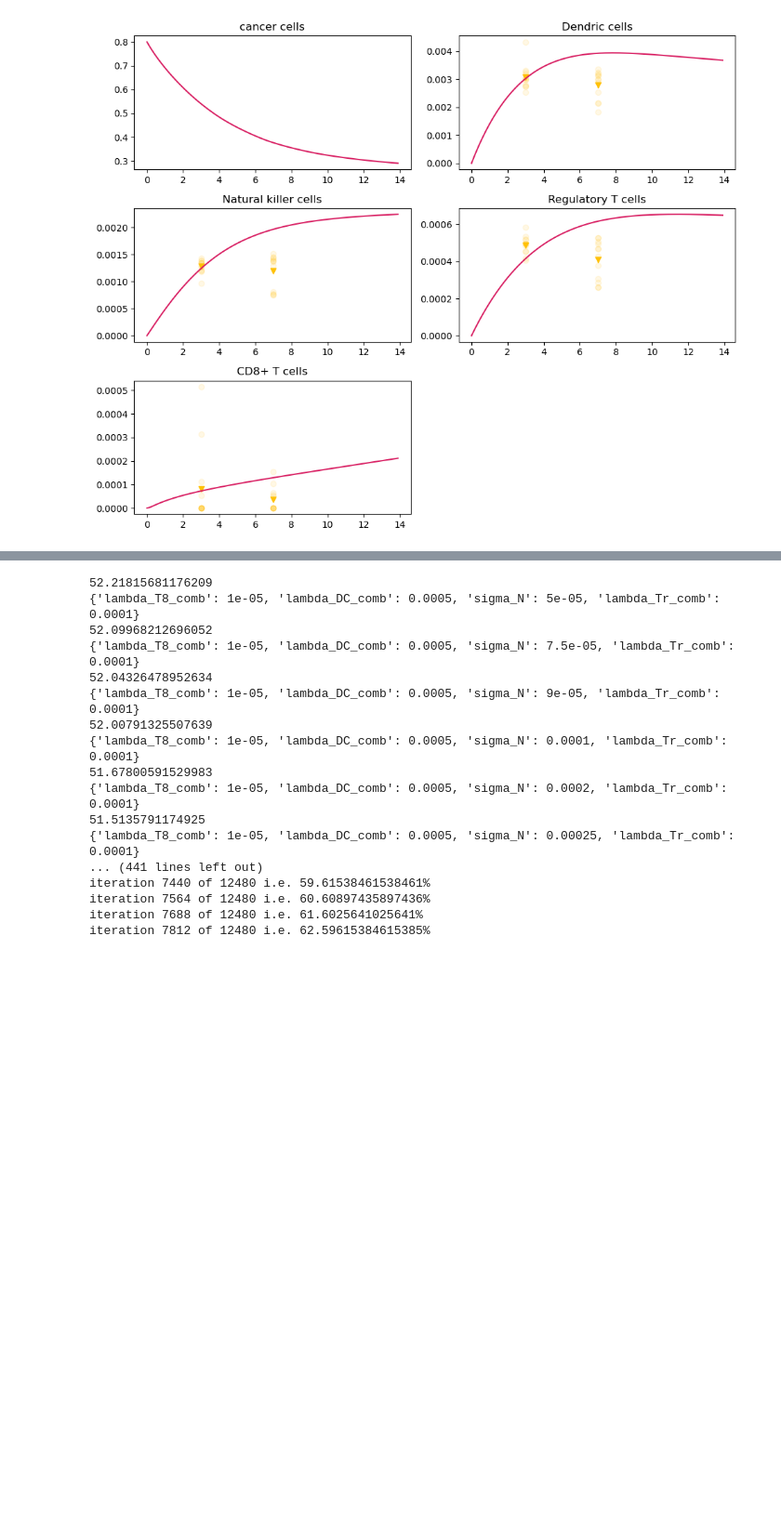
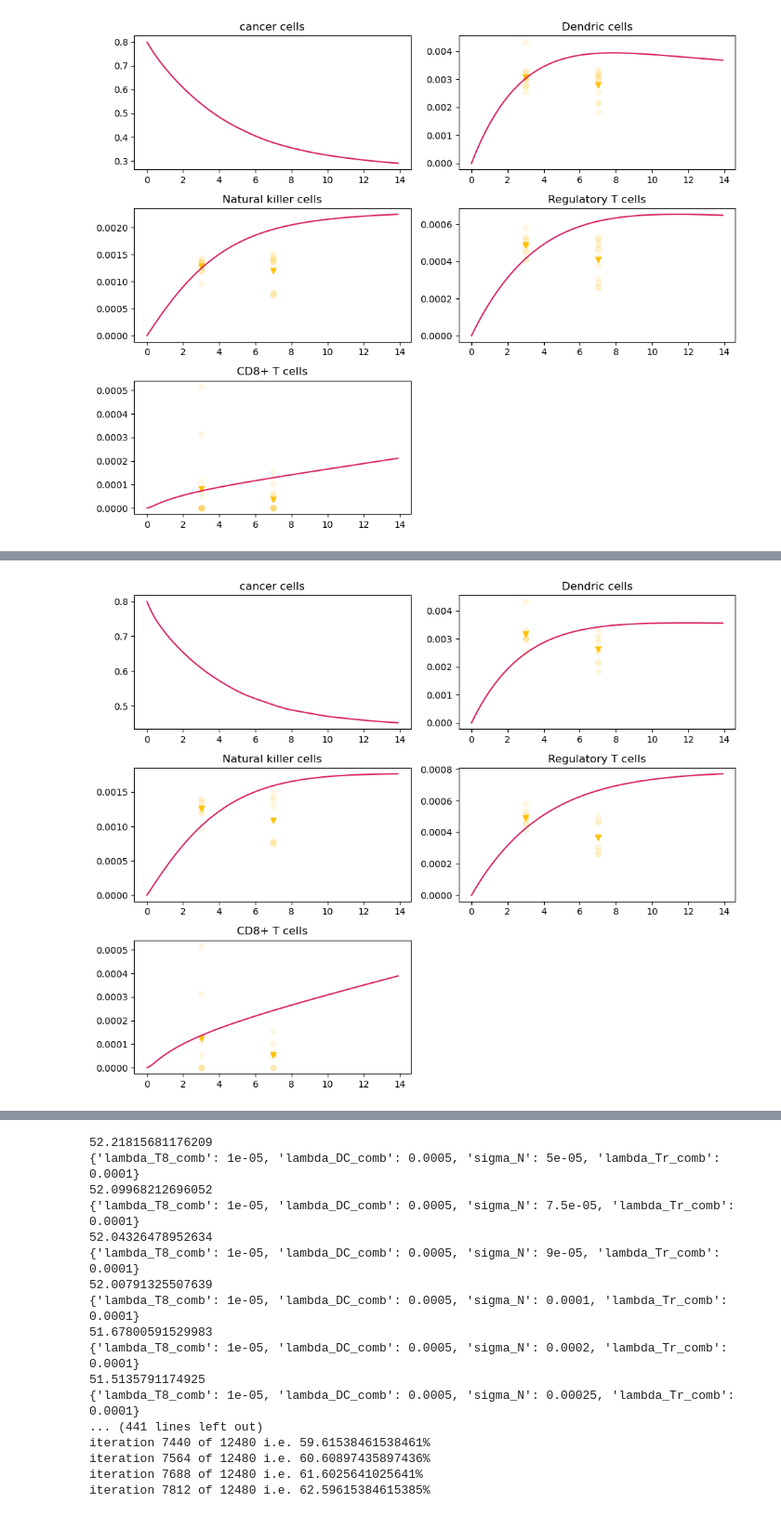
Before and after one commit to ZP-likes-coding/Cancer_immune_interaction, a Jupyter notebook: Fitting_T11.ipynb, the cells around one changed output, grey strips where cells are left out. Shown at 93% size. Drawn from its saved outputs; the diff is of its cells as text; code cells hidden in the pictures; blank space fills up the shorter version.

```diff
--- a/Fitting_T11.ipynb
+++ b/Fitting_T11.ipynb
@@ -1173,0 +1354,19 @@ plt.show()
+# %%
+params_to_change = {'lambda_DC_comb':[4e-5,4e-4,4e-3,4e-2],'sigma_N':[5e-5,5e-4,5e-3],'lambda_T8_comb':[1e-3,0.5e-2,1e-2]}
+params_to_change = {'lambda_DC_comb':[5e-4,6e-4,7e-4,8e-4,9e-4,1e-3,2e-3,3e-3,4e-3,5e-3,6e-3,7e-3],'sigma_N':[5e-5,5e-4,5e-3],'lambda_T8_comb':[1e-3,0.5e-2,1e-2]}
+params_to_change = {'lambda_DC_comb':[5e-4,6e-4,7e-4,8e-4,9e-4,1e-3,2e-3,3e-3],'sigma_N':[5e-5,7.5e-5,9e-5,1e-4,2e-4,2.5e-4,3e-4,4e-4,5e-4,5e-3],'lambda_T8_comb':[1e-5,1e-4,1e-3,0.5e-2,1e-2]}
+params_to_change = {'lambda_DC_comb':[5e-4,6e-4,7e-4,8e-4,9e-4,1e-3,2e-3,3e-3],'sigma_N':[5e-5,7.5e-5,9e-5,1e-4,2e-4,2.5e-4,3e-4,4e-4,5e-4,5e-3],'lambda_T8_comb':[1e-5,1e-4,1e-3,0.5e-2,1e-2],'d_T8': [0.00001,0.0005,0.001,0.002,0.075,0.1,0.18,0.25],'d_N':[0.9,0.1,0.11],'K_Tr': [2.0e-5,2.5e-5,3.0e-5]}
+params_to_change = {'lambda_T8_comb':[1e-5,5e-5,1e-4,7.5e-4,9e-4,1e-3,1.25e-3,1.5e-3,2e-3,1e-2],'lambda_DC_comb':[5e-4,7.5e-4,95e-4,1e-3,1.2e-3,1.25e-3,1.3e-3,1.4e-3,1.5e-3,2.0e-3],'lambda_Tr_comb':[2e-5],'d_T8': [0.00001,0.0005,0.001,0.002,0.075,0.1,0.18,0.25,0.4,0.5,0.6,0.7,1.0],'sigma_N':[5e-5,7.5e-5,9e-5,1e-4,2e-4,2.5e-4,2.75e-4,3e-4,3.25e-4,3.5e-4,4e-4,5e-4,5e-3],'K_Tr': [1.0e-5,1.25e-5,1.5e-5,2.0e-5,2.25e-5],'d_N':[0.1,0.11,0.13,0.15,0.16,0.17,0.175,0.18,0.2,0.22,0.5,1.0,2.0]}
+params_to_change = {'lambda_T8_comb':[1e-5,1e-4,7.5e-4,9e-4,1e-3,1.25e-3],'lambda_DC_comb':[5e-4,7.5e-4,95e-4,1e-3,1.2e-3,1.25e-3,1.3e-3,1.4e-3,1.5e-3,2.0e-3],'lambda_Tr_comb':[1.5e-4,2e-4,2.5e-4],'d_T8': [0.075,0.1,0.18,0.25,0.4,0.5,0.6],'sigma_N':[5e-5,7.5e-5,9e-5,1e-4,2e-4,2.5e-4,2.75e-4,3e-4,3.25e-4,3.5e-4,4e-4,5e-4],'K_Tr': [1.0e-5,1.25e-5,1.5e-5,2.0e-5,2.25e-5,3e-5],'d_N':[0.1,0.11,0.13,0.15,0.16,0.17,0.175,0.18,0.2,0.22,0.5]}
+params_to_change = {'lambda_T8_comb':[1e-5,1e-4,7.5e-4,9e-4,1e-3,1.25e-3,1.5e-3,2e-3],'lambda_DC_comb':[5e-4,7.5e-4,95e-4,1e-3,1.2e-3,1.25e-3,1.3e-3,1.4e-3,1.5e-3,2.0e-3,2.5e-3,3.0e-3],'lambda_Tr_comb':[1.5e-4,2e-4,2.5e-4,2.75e-4,3e-4],'d_T8': [0.01,0.075,0.1,0.18,0.25,0.4,0.5,0.6],'sigma_N':[5e-5,7.5e-5,9e-5,1e-4,2e-4,2.5e-4,2.75e-4,3e-4,3.25e-4,3.5e-4,4e-4,5e-4],'K_Tr': [1.0e-5,1.25e-5,1.5e-5,2.0e-5,2.25e-5,3e-5],'d_N':[0.1,0.11,0.13,0.15,0.16,0.17,0.175,0.18,0.2,0.22,0.5]}
+#initial sweep
+params_to_change = {'lambda_T8_comb':[1e-5,1e-4,7.5e-4,9e-4,1e-3,1.25e-3,1.5e-3,2e-3],'lambda_DC_comb':[5e-4,7.5e-4,95e-4,1e-3,1.2e-3,1.25e-3,1.3e-3,1.4e-3,1.5e-3,2.0e-3,2.5e-3,3.0e-3],'lambda_Tr_comb':[1.5e-4,2e-4,2.5e-4,2.75e-4,3e-4],'sigma_N':[5e-5,7.5e-5,9e-5,1e-4,2e-4,2.5e-4,2.75e-4,3e-4,3.25e-4,3.5e-4,4e-4,5e-4]}
+# {'lambda_T8_comb': 0.0001, 'lambda_DC_comb': 0.0014, 'lambda_Tr_comb': 0.000275, 'sigma_N': 0.00025}
+params_to_change = {'lambda_T8_comb':[1e-5,5e-5,6e-5,7e-5,8e-5,1e-4,2e-4,7.5e-4,9e-4,1e-3,1.25e-3,1.5e-3,2e-3],'lambda_DC_comb':[5e-4,7.5e-4,95e-4,1e-3,1.2e-3,1.25e-3,1.3e-3,1.4e-3,1.5e-3,2.0e-3,2.5e-3,3.0e-3],'lambda_Tr_comb':[1.5e-4,2e-4,2.5e-4,2.75e-4,3e-4,5e-4],'sigma_N':[5e-5,7.5e-5,9e-5,1e-4,2e-4,2.25e-4,2.5e-4,2.75e-4,3e-4,3.25e-4,3.5e-4,4e-4,5e-4]}
+# {'lambda_T8_comb': 1e-05, 'lambda_DC_comb': 0.0015, 'lambda_Tr_comb': 0.0002, 'sigma_N': 0.00025}
+params_to_change = {'lambda_T8_comb':[2.5e-6,5e-6,7.5e-6,1e-5,5e-5,6e-5,7e-5,8e-5,1e-4,2e-4,7.5e-4,9e-4,1e-3,1.25e-3,1.5e-3,2e-3],'lambda_DC_comb':[5e-4,7.5e-4,95e-4,1e-3,1.2e-3,1.25e-3,1.3e-3,1.4e-3,1.5e-3,1.75e-3,2.0e-3,2.5e-3,3.0e-3],'lambda_Tr_comb':[1e-4,1.5e-4,2e-4,2.5e-4,2.75e-4,3e-4,5e-4],'sigma_N':[5e-5,7.5e-5,9e-5,1e-4,2e-4,2.25e-4,2.5e-4,2.75e-4,3e-4,3.25e-4,3.5e-4,4e-4,5e-4]}
+# {'lambda_T8_comb': 1e-05, 'lambda_DC_comb': 0.0015, 'lambda_Tr_comb': 0.0002, 'sigma_N': 0.00025}
+# {'lambda_T8_comb': 0.0002, 'lambda_DC_comb': 0.00175, 'lambda_Tr_comb': 0.000275, 'sigma_N': 0.00025}
+params_to_change = {'lambda_T8_comb':[2.5e-6,5e-6,7.5e-6,1e-5,5e-5,6e-5,7e-5,8e-5,1e-4,2e-4,7.5e-4,9e-4,1e-3,1.25e-3,1.5e-3,2e-3],'lambda_DC_comb':[5e-4,7.5e-4,1e-3,1.2e-3,1.25e-3,1.3e-3,1.4e-3,1.5e-3,1.75e-3,2.0e-3,2.5e-3,3.0e-3,9.5e-3,1e-2,2e-2],'lambda_Tr_comb':[1e-4,1.5e-4,2e-4,2.5e-4,2.75e-4,3e-4,4e-4,5e-4],'sigma_N':[5e-5,7.5e-5,9e-5,1e-4,2e-4,2.25e-4,2.5e-4,2.75e-4,3e-4,3.25e-4,3.5e-4,4e-4,5e-4]}
+# {'lambda_T8_comb': 7e-05, 'lambda_DC_comb': 0.0095, 'lambda_Tr_comb': 0.0003, 'sigma_N': 0.0005}
+params = mutagen_best_params.copy()
@@ -1173,0 +1469,58 @@ plt.show()
+# %%
+
+c1 = (216/255,27/255,96/255)
+c2 = (30/255,136/255,229/255)
+c3 = (255/255,193/255,7/255)
+c4 = (0/255,77/255,64/255)
+
+tspan = (0.0,14.0,)
+C_init     = no_treatment_mutagen_best_params['C_init']
+D_init     = no_treatment_mutagen_best_params['D_init']
+N_init     = no_treatment_mutagen_best_params['N_init']
+Tr_init    = no_treatment_mutagen_best_params['Tr_init']
+T8_init    = no_treatment_mutagen_best_params['T8_init']
+C0 = [C_init,D_init,N_init,Tr_init,T8_init]
+sol = solve_ivp(cancer_ode_parametrised,tspan,C0,args = (no_treatment_mutagen_best_params,),abs_tol = 1e-9,t_eval = np.arange(0.0,14.0,0.1,))
+t = sol.t
+y = sol.y
+
+
+fig,ax = plt.subplots(3,2,figsize = (10,8))
+cancer = ax[0,0]
+cancer.plot(t,y[0],color = c1)
+cancer.set_title('cancer cells')
+D_cells = ax[0,1]
+D_cells.plot(t,y[1],color = c1)
+D_cells.set_title('Dendric cells')
+D_cells.scatter([3.0,7.0],no_treatment_mutagen_Ds[:2],alpha=1.0,marker ='v',color = c3)
+D_cells.scatter(scatter_no_treatment_mutagen_times,scatter_no_treatment_mutagen_Ds,alpha=0.1,color = c3)
+
+
+NK_cells = ax[1,0]
+NK_cells.plot(t,y[2],color = c1)
+NK_cells.set_title('Natural killer cells')
+NK_cells.scatter(scatter_no_treatment_mutagen_times,scatter_no_treatment_mutagen_NKs,alpha=0.1,color = c3)
+NK_cells.scatter([3,7],no_treatment_mutagen_NKs[:2],alpha=1.0,marker ='v',color = c3)
+
+
+Treg = ax[1,1]
+Treg.plot(t,y[3],color = c1)
+Treg.set_title('Regulatory T cells')
+Treg.scatter(scatter_no_treatment_mutagen_times,scatter_no_treatment_mutagen_Tregs,alpha=0.1,color = c3)
+Treg.scatter([3,7],no_treatment_mutagen_Tregs[:2],alpha=1.0,marker ='v',color = c3)
+# {'lambda_C': 1.5, 'C_M': 0.8, 'eta_8': 328.25, 'eta_N': 300, 'd_C': 0.17, 'lambda_DC_comb': 0.0013, 'K_C': 0.4, 'd_D': 0.1, 'sigma_N': 0.00035, 'd_N': 0.22, 'gamma_N': 150, 'a_C': 0.5, 'beta_1': 0.4, 'beta_2': 0.0002, 'd_Tr': 0.2, 'lambda_Tr_comb': 0.0002, 'd_T8': 1e-05, 'lambda_T8_comb': 0.0001, 'K_Tr': 2.25e-05, 'K_D': 0.0004, 'C_init': 0.8, 'D_init': 0.0, 'N_init': 0.0, 'Tr_init': 0.0, 'T8_init': 0.0}
+T8 = ax[2,0]
+T8.plot(t,y[4],color = c1)
+T8.set_title('CD8+ T cells')
+T8.scatter(scatter_no_treatment_mutagen_times,scatter_no_treatment_mutagen_T8s,alpha=0.1,color = c3)
+T8.scatter([3,7],no_treatment_mutagen_T8s[:2],alpha=1.0,marker ='v',color = c3)
+
+
+extra_plot = ax[2,1]
+extra_plot.set_visible(False)
+
+
+plt.tight_layout()
+plt.show()
+# %% [output]
+[figure, added]
```
Also changed, not shown: parts of 18 cells of this notebook, 1 other file.
